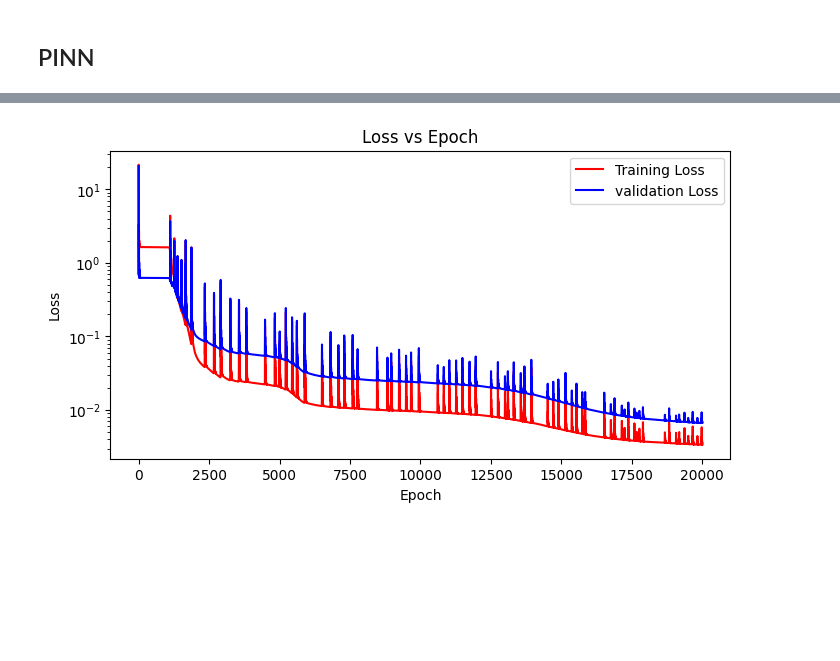
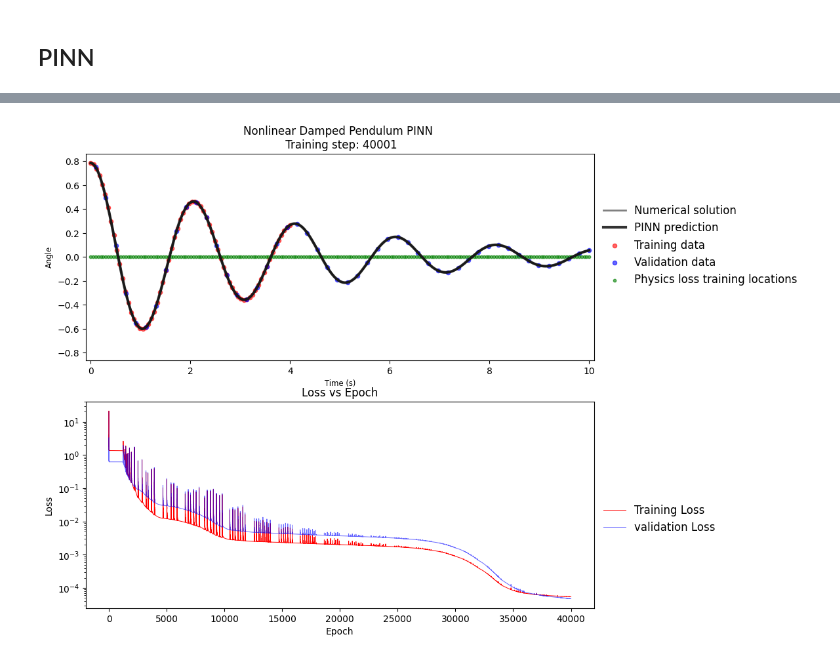
Before and after one commit to Mehdi-Haned/PINNs-Spring2025, a Jupyter notebook: Nonlinear_Pendelum_PINN.ipynb, the cells around one changed output, grey strips where cells are left out. Cells and saved outputs as stored; diff of their text form; code cells hidden in the pictures; blank space fills up the shorter version.

```diff
--- a/Nonlinear_Pendelum_PINN.ipynb
+++ b/Nonlinear_Pendelum_PINN.ipynb
@@ -57,12 +57,12 @@ x_max    = torch.max(torch.abs(x))
 solution.dtype = np.double
 
 # Pick a few points from the left hand side to be training data
-t_data  = torch.linspace(0, 3, 70).view(-1,1)
+t_data  = torch.linspace(ti, 0.4*tf, 70).view(-1,1)
 x_data  = x[torch.searchsorted(t.flatten(), t_data.flatten())]
 dx_data = dx[torch.searchsorted(t.flatten(), t_data.flatten())]
 
 # Pick a few points for validation
-t_val  = torch.linspace(0.1, 10, 50).view(-1,1)
+t_val  = torch.linspace(ti+0.1, tf, 50).view(-1,1)
 x_val  = x[torch.searchsorted(t.flatten(), t_val.flatten())]
 dx_val = dx[torch.searchsorted(t.flatten(), t_val.flatten())]
 
@@ -84,8 +84,8 @@ def plot_result(i, t, x, t_data, x_data, u, tp=None, vt=None, vp=None):
     Plots pretty plots
     """
 
-    plt.plot(t, x,  color="grey", linewidth=2, alpha=1, label="solution")
-    plt.plot(t, u, color="black", linewidth=3, alpha=0.8, label="Neural network prediction")
+    plt.plot(t, x,  color="grey", linewidth=2, alpha=1, label="Numerical solution")
+    plt.plot(t, u, color="black", linewidth=3, alpha=0.8, label="PINN prediction")
     plt.scatter(t_data, x_data, s=20, color="red", alpha=0.6, label='Training data')
     if vt is not None:
         plt.scatter(vt, vp, s=20, color="blue", alpha=0.6, label='Validation data')
@@ -96,8 +96,10 @@ def plot_result(i, t, x, t_data, x_data, u, tp=None, vt=None, vp=None):
     plt.setp(l.get_texts(), color="k")
     plt.xlim(ti-0.1, tf+0.1)
     plt.ylim(-x_max*(1+0.1), x_max*(1+0.1))
-    plt.text(x_max, 0.7*x_max*(1+1),"Training step: %i"%(i),fontsize="xx-large",color="k")
-    plt.axis("off")
+    plt.title("Nonlinear Damped Pendulum PINN \n Training step: %i"%(i),color="k")
+    plt.xlabel("Time (s)", fontsize="small", color="k")
+    plt.ylabel("Angle", fontsize="small", color="k")
+    plt.axis("on")
 
 # Gif Saving function
 def save_gif_PIL(outfile, files, fps=5, loop=0):
@@ -108,7 +110,7 @@ def save_gif_PIL(outfile, files, fps=5, loop=0):
 ## PINN
 # %%
 # Define the sample locations for physics loss
-t_physics  = torch.linspace(0, tf, 200).view(-1,1).requires_grad_(True)
+t_physics  = torch.linspace(ti, tf, 200).view(-1,1).requires_grad_(True)
 
 # Define the samle locations for training data
 t_training  = t_data.clone().requires_grad_(True)
@@ -154,7 +156,7 @@ optimizer = torch.optim.Adam(PINN.parameters(), lr = 1e-2)
 scheduler = torch.optim.lr_scheduler.ExponentialLR(optimizer, gamma=0.7)
 
 # Number of training steps
-epochs = 30_000 + 1
+epochs = 40_000 + 1
 
 # Weights for loss function
 w1 = 1e0 # weight for data velocity loss
@@ -257,16 +263,21 @@ save_gif_PIL("gifs/PINN_Nonlinear_Pendulum.gif", files, fps=20, loop=0)
 # %%
-plt.figure(figsize=(8,4))
-plt.plot(np.arange(epochs), training_loss, label='Training Loss', color='red')
-plt.plot(np.arange(epochs), validation_loss, label='validation Loss',color='blue')
+plt.figure(figsize=(10,9))
+plt.subplot(2,1,2)
+plt.plot(np.arange(epochs), training_loss, label='Training Loss', color='red', linewidth=0.7, alpha=1, linestyle='-')
+plt.plot(np.arange(epochs), validation_loss, label='validation Loss',color='blue', linewidth=0.7, alpha=0.6)
 
 plt.title("Loss vs Epoch")
 plt.xlabel("Epoch")
 plt.ylabel("Loss")
 plt.yscale('log')
-plt.legend()
+plt.legend(loc=(1.01, 0.34), frameon=False, fontsize="large")
+
+plt.subplot(2,1,1)
+
+plot_result(epochs, t, x, t_data, x_data, u, tp, t_val, x_val)
 
 plt.savefig("PINN_Nonlinear_Pendulum_Loss.png", bbox_inches='tight', pad_inches=0.1, dpi=100, facecolor="white")
 
 plt.show()
 # %% [output]
-[figure, old version]
+[figure, new version]
```
Also changed, not shown: parts of 2 cells of this notebook, 8 other files.
